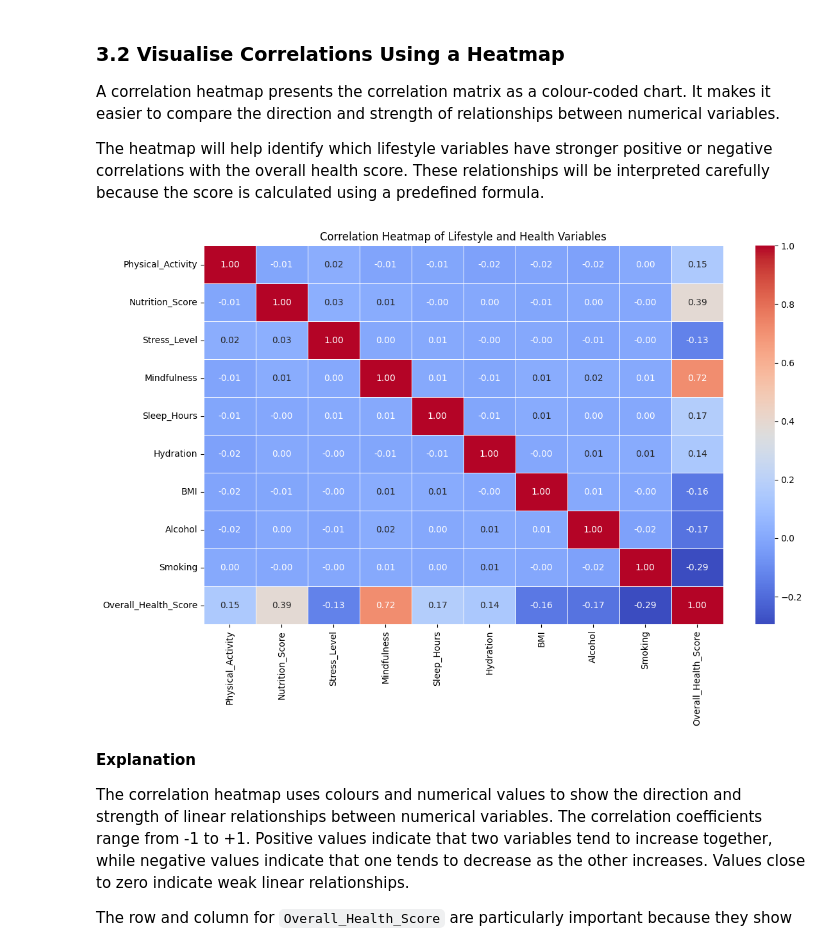
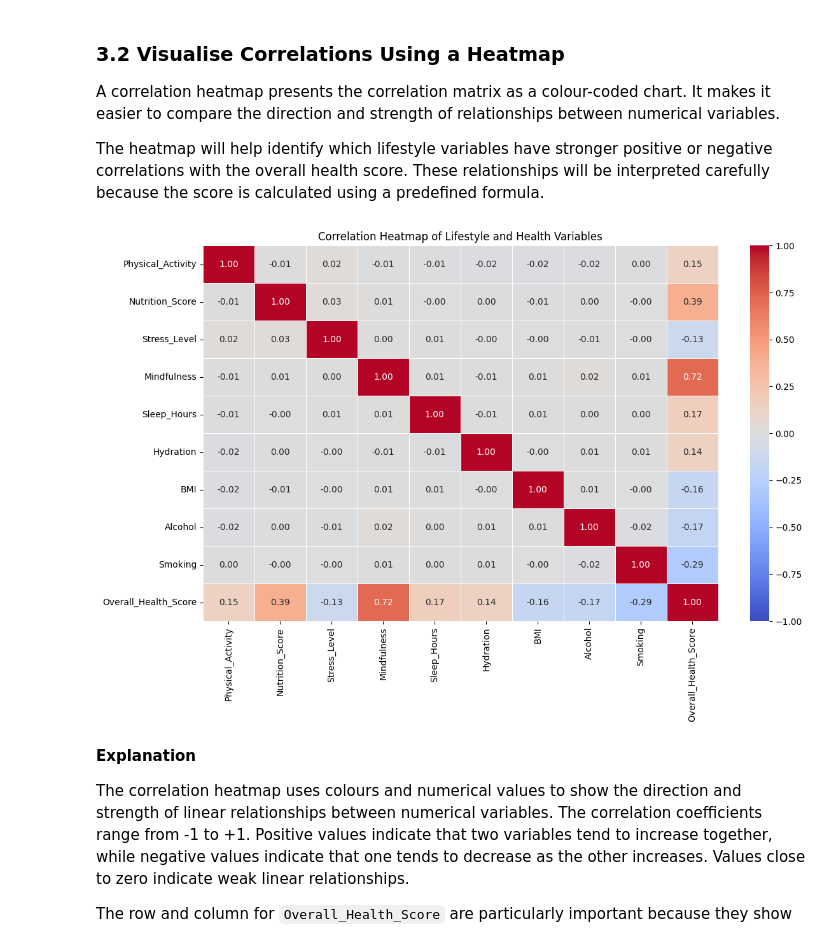
Before and after one commit to LieneRubule/Holistic-Health-and-Lifestyle-Score-Dataset, a Jupyter notebook: jupyter_notebooks/02_Exploratory_Data_Analysis.ipynb, the cells around one changed output. Drawn from its saved outputs; the diff is of its cells as text; code cells hidden in the pictures.

Commit message:
Save EDA visualisations and update chart exports

```diff
--- a/jupyter_notebooks/02_Exploratory_Data_Analysis.ipynb
+++ b/jupyter_notebooks/02_Exploratory_Data_Analysis.ipynb
@@ -285,3 +283,15 @@ The histogram will help us understand the spread and concentration of the calcul
+# %%
+%matplotlib inline
+
+from pathlib import Path
+
+# Locate the project root
+project_root = Path.cwd()
+if project_root.name == "jupyter_notebooks":
+    project_root = project_root.parent
+# Create a folder for saved chart images
+visuals_folder = project_root / "visuals"
+visuals_folder.mkdir(parents=True, exist_ok=True)
 # %%
 # Import matplotlib for data visualisation
 import matplotlib.pyplot as plt
@@ -387,28 +404,38 @@ A correlation heatmap presents the correlation matrix as a colour-coded chart. I
 
 The heatmap will help identify which lifestyle variables have stronger positive or negative correlations with the overall health score. These relationships will be interpreted carefully because the score is calculated using a predefined formula.
 # %%
-# Import seaborn for the heatmap visualisation
+
+# Import libraries for the heatmap
 import seaborn as sns
 import matplotlib.pyplot as plt
 
-# Create a heatmap of the correlation matrix
+# Create the heatmap with a colour scale centred on zero
 plt.figure(figsize=(12, 8))
 sns.heatmap(
     correlation_matrix,
     annot=True,
     cmap="coolwarm",
+    vmin=-1,
+    vmax=1,
+    center=0,
     fmt=".2f",
     linewidths=0.5
 )
 
-# Add a title
 plt.title("Correlation Heatmap of Lifestyle and Health Variables")
 
-# Display the heatmap
+# Save and display the correlation heatmap
 plt.tight_layout()
+
+plt.savefig(
+    visuals_folder / "02_correlation_heatmap.png",
+    dpi=300,
+    bbox_inches="tight"
+)
+
 plt.show()
 # %% [output]
-[figure, old version]
+[figure, new version]
 # %% [markdown]
 **Explanation**
 
```
Also changed, not shown: parts of 8 cells of this notebook.
